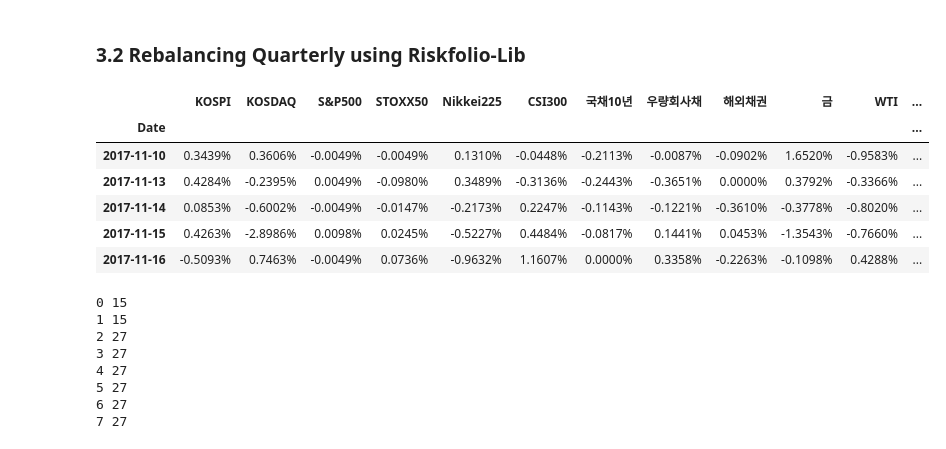
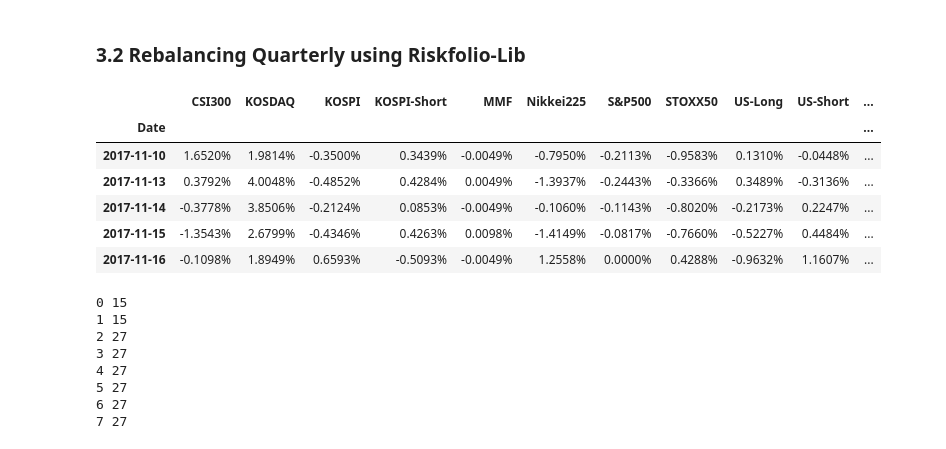
Before and after one commit to ChoiInYeol/KHU-FELAB-DBGAPS, a Jupyter notebook: DB-GAPS_Backtest_MR.ipynb, the cells around one changed output. Saved outputs shown, nothing was run; the diff lists cells and outputs as text; code cells hidden in the pictures.

```diff
--- a/DB-GAPS_Backtest_MR.ipynb
+++ b/DB-GAPS_Backtest_MR.ipynb
@@ -98,0 +41,22 @@ display(prices.head())
+# %%
+column_names = prices.columns
+matched_columns = [(label, ticker_labes['labels'][ticker_labes['ticker'].index(ticker)]) for label, ticker in column_names]
+
+# Convert matched_columns to a pandas MultiIndex
+matched_columns = pd.MultiIndex.from_tuples(matched_columns)
+
+# Assign the matched columns to the prices dataframe
+prices.columns = matched_columns
+prices = prices.sort_index(axis=1)
+# %%
+benchmark_asset_list = []
+asset_list = []
+
+for i in range(0, 16):
+    ticker = prices.columns[i][1]
+    benchmark_asset_list.append(ticker)
+    if ticker != 'SPY':
+        asset_list.append(ticker)
+
+print(benchmark_asset_list)
+print(asset_list)
@@ -224,24 +192,25 @@ Sharpe: 0.478
 # %%
 ############################################################
 # Calculate assets returns
 ############################################################
 
 pd.options.display.float_format = '{:.4%}'.format
 
 data = prices.loc[:, ('Adj Close', slice(None))]
-data.columns = assets
+data.columns = benchmark_asset_list
 data = data.drop(columns=['SPY']).dropna()
+
 returns = data.pct_change().dropna()
-returns.columns = lables[:-1]
+returns.columns = asset_list
 display(returns.head())
 # %% [output]
-|  | KOSPI | KOSDAQ | S&P500 | STOXX50 | Nikkei225 | CSI300 | 국채10년 | 우량회사채 | 해외채권 | 금 | WTI | ... |
-| Date |  |  |  |  |  |  |  |  |  |  |  | ... |
-| 2017-11-10 | 0.3439% | 0.3606% | -0.0049% | -0.0049% | 0.1310% | -0.0448% | -0.2113% | -0.0087% | -0.0902% | 1.6520% | -0.9583% | ... |
-| 2017-11-13 | 0.4284% | -0.2395% | 0.0049% | -0.0980% | 0.3489% | -0.3136% | -0.2443% | -0.3651% | 0.0000% | 0.3792% | -0.3366% | ... |
-| 2017-11-14 | 0.0853% | -0.6002% | -0.0049% | -0.0147% | -0.2173% | 0.2247% | -0.1143% | -0.1221% | -0.3610% | -0.3778% | -0.8020% | ... |
-| 2017-11-15 | 0.4263% | -2.8986% | 0.0098% | 0.0245% | -0.5227% | 0.4484% | -0.0817% | 0.1441% | 0.0453% | -1.3543% | -0.7660% | ... |
-| 2017-11-16 | -0.5093% | 0.7463% | -0.0049% | 0.0736% | -0.9632% | 1.1607% | 0.0000% | 0.3358% | -0.2263% | -0.1098% | 0.4288% | ... |
+|  | CSI300 | KOSDAQ | KOSPI | KOSPI-Short | MMF | Nikkei225 | S&P500 | STOXX50 | US-Long | US-Short | ... |
+| Date |  |  |  |  |  |  |  |  |  |  | ... |
+| 2017-11-10 | 1.6520% | 1.9814% | -0.3500% | 0.3439% | -0.0049% | -0.7950% | -0.2113% | -0.9583% | 0.1310% | -0.0448% | ... |
+| 2017-11-13 | 0.3792% | 4.0048% | -0.4852% | 0.4284% | 0.0049% | -1.3937% | -0.2443% | -0.3366% | 0.3489% | -0.3136% | ... |
+| 2017-11-14 | -0.3778% | 3.8506% | -0.2124% | 0.0853% | -0.0049% | -0.1060% | -0.1143% | -0.8020% | -0.2173% | 0.2247% | ... |
+| 2017-11-15 | -1.3543% | 2.6799% | -0.4346% | 0.4263% | 0.0098% | -1.4149% | -0.0817% | -0.7660% | -0.5227% | 0.4484% | ... |
+| 2017-11-16 | -0.1098% | 1.8949% | 0.6593% | -0.5093% | -0.0049% | 1.2558% | 0.0000% | 0.4288% | -0.9632% | 1.1607% | ... |
 # %%
 ############################################################
 # Selecting Dates for Rebalancing
```
Also changed, not shown: parts of 32 cells of this notebook, 9 other files.
